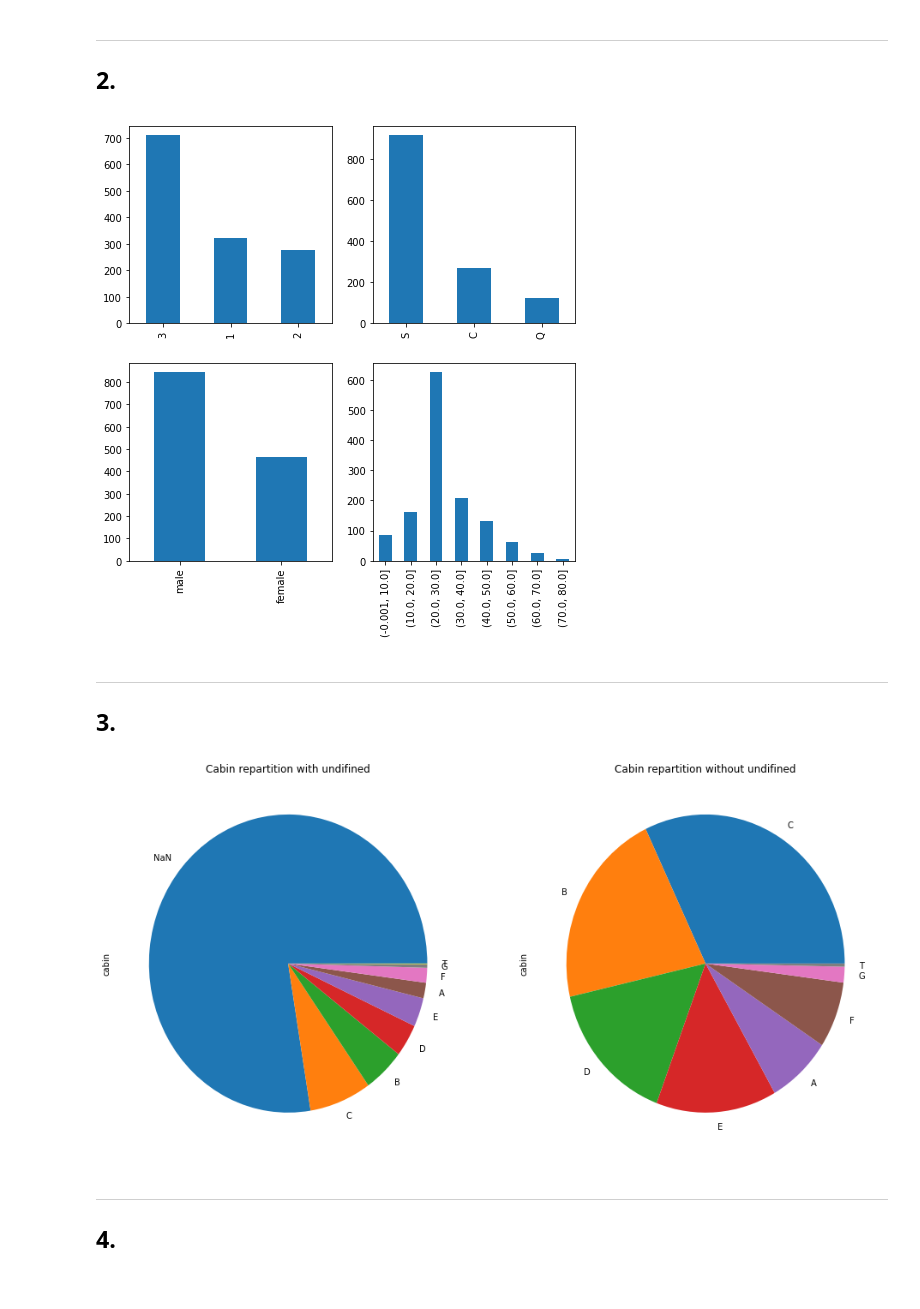
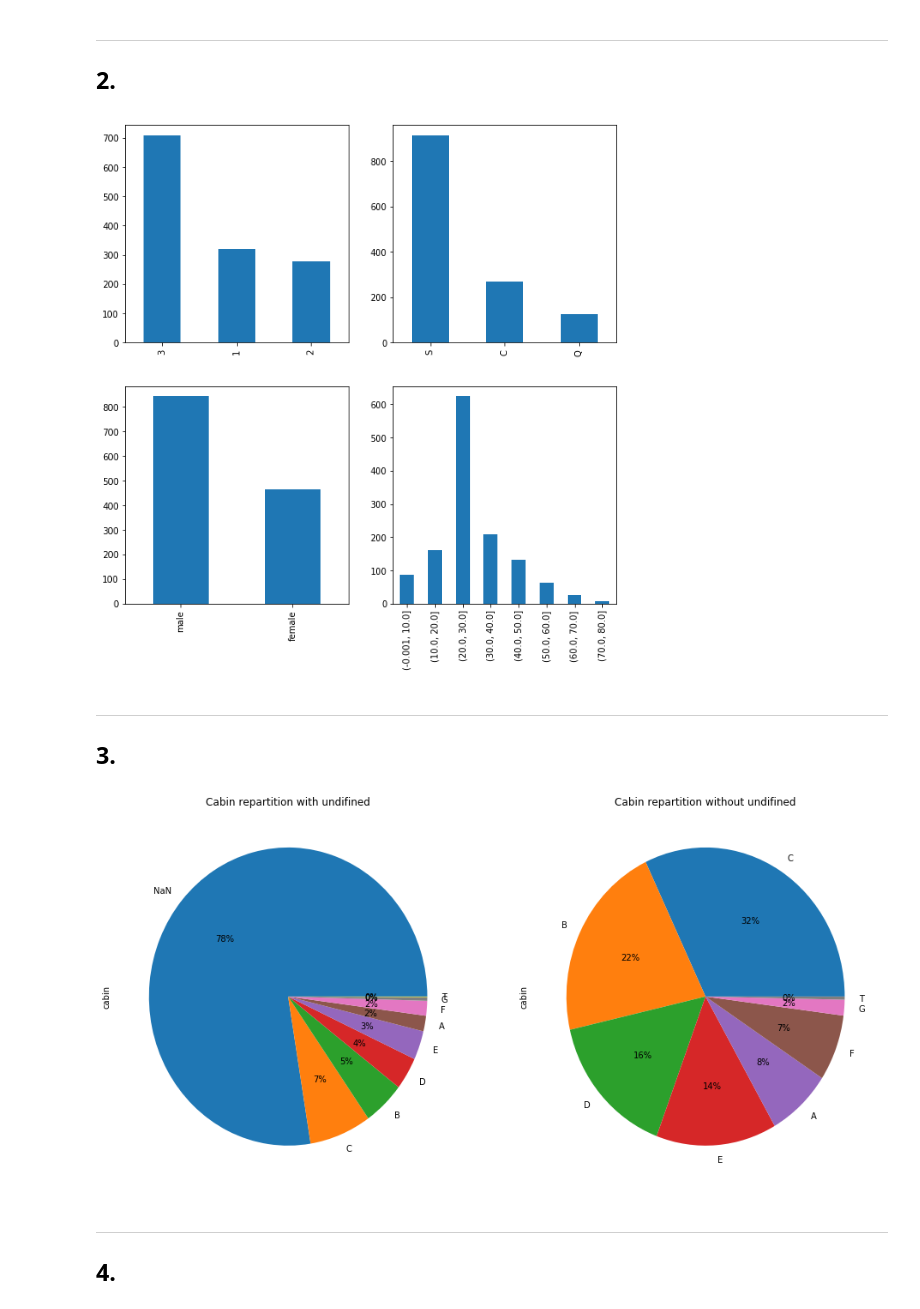
Before and after one commit to Timonzimm/CS-401, a Jupyter notebook: HW01/Homework 1.ipynb, the cells around one changed output. Cells and saved outputs as stored; diff of their text form; code cells hidden in the pictures.

```diff
--- a/HW01/Homework 1.ipynb
+++ b/HW01/Homework 1.ipynb
@@ -323,24 +323,24 @@ dtype: object
 ## 2.
 # %%
 import matplotlib.pyplot as plt
-plt.figure(figsize=(8,8))
+plt.figure(figsize=(10,10))
 
 plt.subplot(221)
 data_titanic['pclass'].value_counts().plot(kind='bar')
 
 plt.subplot(222)
 data_titanic['embarked'].value_counts().plot(kind='bar')
 
 plt.subplot(223)
 data_titanic['sex'].value_counts().plot(kind='bar')
 
 plt.subplot(224)
 age_binned = pd.cut(data_titanic['age'], bins=[0, 10, 20, 30, 40, 50, 60, 70, 80], include_lowest=True)
 age_binned.value_counts(sort=False).plot(kind='bar')
 
 plt.show()
 # %% [output]
-[figure, old version]
+[figure, new version]
 # %% [markdown]
 ---
 ## 3.
@@ -354,12 +354,12 @@ s_nan = s_nan.replace('n', 'NaN')
 s_no_nan = s.dropna().astype(str).str[0]
 
 axes[0].set_title('Cabin repartition with undifined')
-s_nan.value_counts().plot.pie(ax=axes[0])
+s_nan.value_counts().plot.pie(ax=axes[0], autopct='%1.0f%%')
 axes[1].set_title('Cabin repartition without undifined')
-s_no_nan.value_counts().plot.pie(ax=axes[1])
+s_no_nan.value_counts().plot.pie(ax=axes[1], autopct='%1.0f%%')
 plt.show()
 # %% [output]
-[figure, old version]
+[figure, new version]
 # %% [markdown]
 ---
 ## 4.
```
Also changed, not shown: parts of 15 cells of this notebook.
